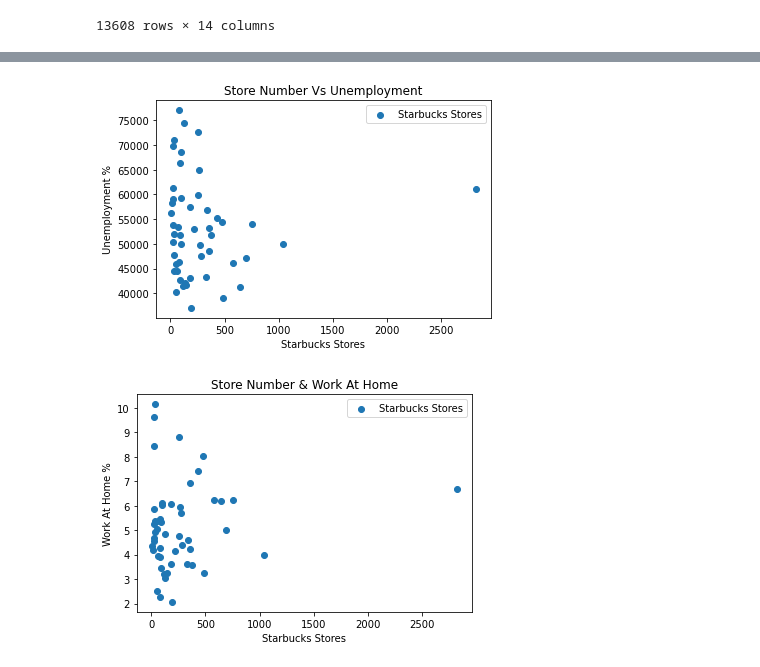
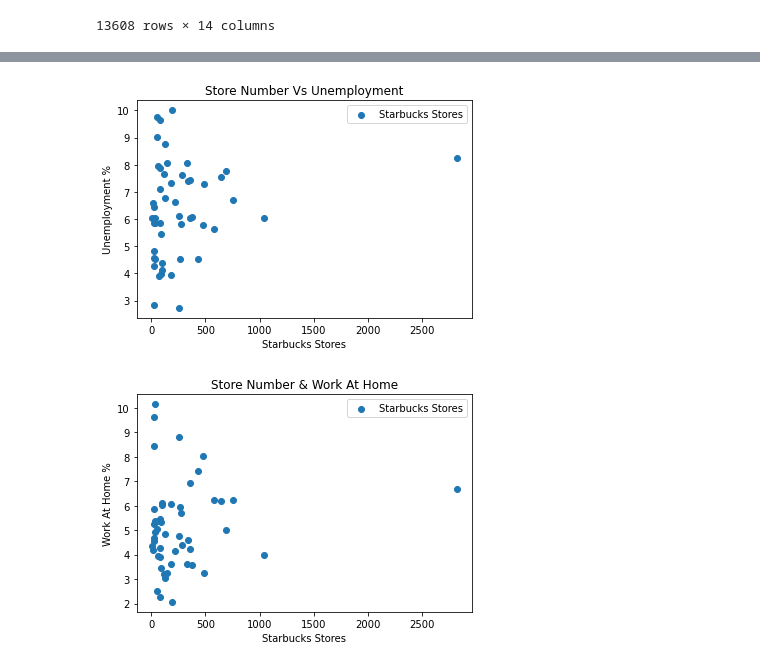
Before and after one commit to sk1990/Project_1_starbucks, a Jupyter notebook: Starbucks_Project_Analysis.ipynb, the cells around one changed output, grey strips where cells are left out. Saved outputs shown, nothing was run; the diff lists cells and outputs as text; code cells hidden in the pictures.

Commit message:
charts and powerpont

```diff
--- a/Starbucks_Project_Analysis.ipynb
+++ b/Starbucks_Project_Analysis.ipynb
@@ -168,16 +168,16 @@ def plot_scatter(x, y, name):
     plt.show()
 # %%
 # Scatter plot: No of stores vs Unemployment
-plt.scatter(Store_state['Store Number'], merge_df['Income'])
+plt.scatter(Store_state['Store Number'], merge_df['Unemployment'])
 plt.title("Store Number Vs Unemployment")
 plt.xlabel("Starbucks Stores")
 plt.ylabel("Unemployment %")
 legend_name=["Starbucks Stores"]
 plt.legend(legend_name,loc="best")
 plt.savefig("images/Number_of_Stores_unemploy.png")
 plt.show()
 # %% [output]
-[figure, old version]
+[figure, new version]
 # %%
 # Scatter plot: No of stores vs Working from Home
 plt.scatter(Store_state['Store Number'], merge_df['WorkAtHome'])
```
Also changed, not shown: parts of 1 cell of this notebook, 4 other files.
